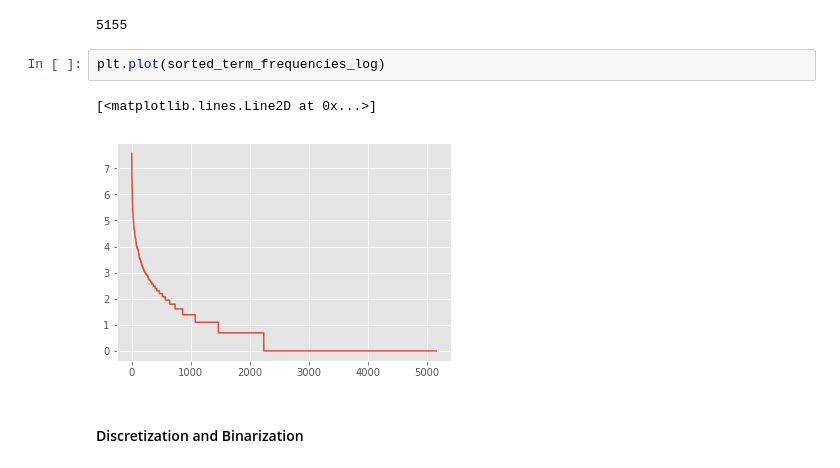
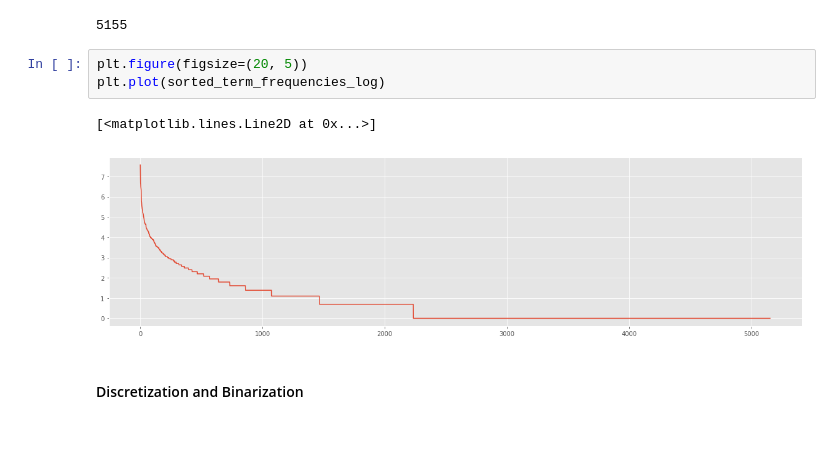
Before and after one commit to poilu119/dm_2018_hw_1-1, a Jupyter notebook: hw_1.ipynb, the cells around one changed output. Saved outputs shown, nothing was run; the diff lists cells and outputs as text; blank space fills up the shorter version.

```diff
--- a/hw_1.ipynb
+++ b/hw_1.ipynb
@@ -923,10 +856,11 @@ len(sorted_term_frequencies_log)
 # %% [output]
 5155
 # %%
+plt.figure(figsize=(20, 5))
 plt.plot(sorted_term_frequencies_log)
 # %% [output]
 [<matplotlib.lines.Line2D at 0x...>]
-[figure, old version]
+[figure, new version]
 # %% [markdown]
 #### Discretization and Binarization
 # %% [markdown]
```
Also changed, not shown: parts of 63 cells of this notebook, 2 other files.
